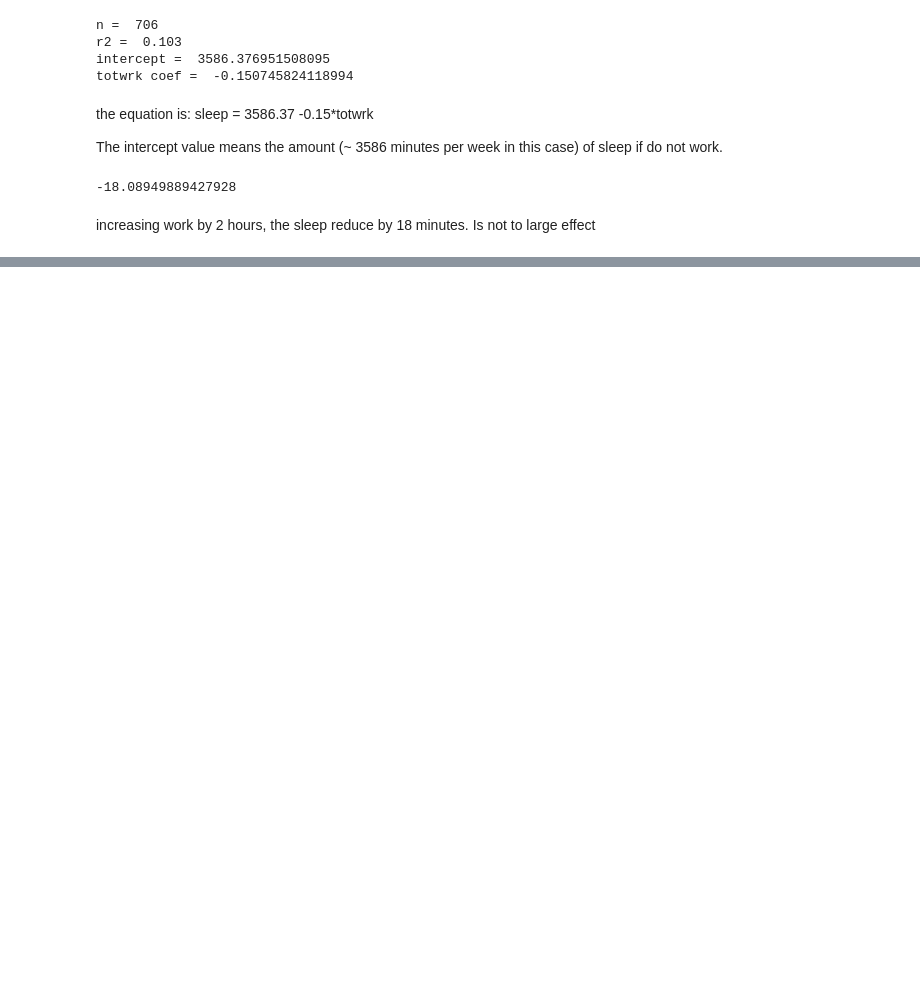
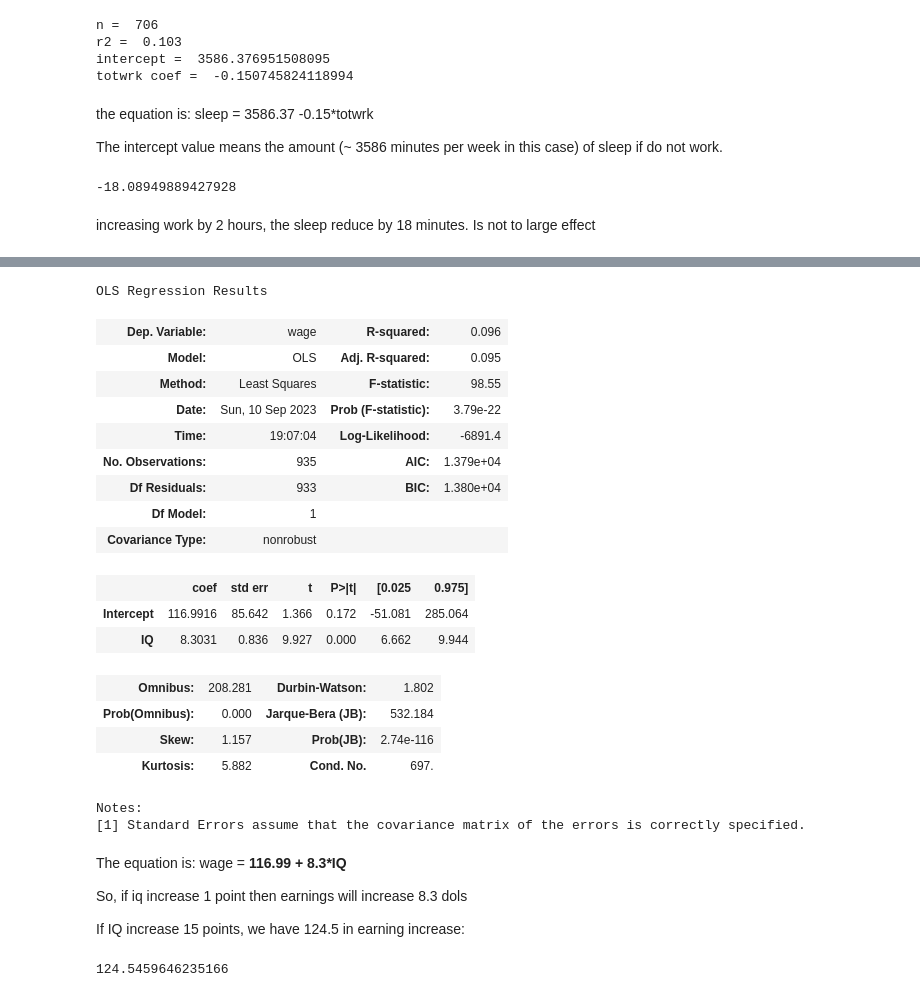
Before and after one commit to fabioismerim/intro_metrics_modern_approach, a Jupyter notebook: chap_02.ipynb, the cells around one changed output, grey strips where cells are left out. Drawn from its saved outputs; the diff is of its cells as text; code cells hidden in the pictures; blank space fills up the shorter version.

```diff
--- a/chap_02.ipynb
+++ b/chap_02.ipynb
@@ -263,0 +315,37 @@ increasing work by 2 hours, the sleep reduce by 18 minutes. Is not to large effe
+# %%
+## c4 iii
+
+model = smf.ols('wage ~ IQ',
+                data = df_wage).fit()
+
+model.summary()
+# %% [output]
+OLS Regression Results
+| Dep. Variable: | wage | R-squared: | 0.096 |
+| Model: | OLS | Adj. R-squared: | 0.095 |
+| Method: | Least Squares | F-statistic: | 98.55 |
+| Date: | Sun, 10 Sep 2023 | Prob (F-statistic): | 3.79e-22 |
+| Time: | 19:07:04 | Log-Likelihood: | -6891.4 |
+| No. Observations: | 935 | AIC: | 1.379e+04 |
+| Df Residuals: | 933 | BIC: | 1.380e+04 |
+| Df Model: | 1 |  |  |
+| Covariance Type: | nonrobust |  |  |
+|  | coef | std err | t | P>|t| | [0.025 | 0.975] |
+| Intercept | 116.9916 | 85.642 | 1.366 | 0.172 | -51.081 | 285.064 |
+| IQ | 8.3031 | 0.836 | 9.927 | 0.000 | 6.662 | 9.944 |
+| Omnibus: | 208.281 | Durbin-Watson: | 1.802 |
+| Prob(Omnibus): | 0.000 | Jarque-Bera (JB): | 532.184 |
+| Skew: | 1.157 | Prob(JB): | 2.74e-116 |
+| Kurtosis: | 5.882 | Cond. No. | 697. |
+Notes:
+[1] Standard Errors assume that the covariance matrix of the errors is correctly specified.
+# %% [markdown]
+The equation is: wage = <b>116.99 + 8.3*IQ</b>
+
+So, if iq increase 1 point then earnings will increase 8.3 dols
+
+If IQ increase 15 points, we have 124.5 in earning increase:
+# %%
+model.params[1]*15
+# %% [output]
+124.5459646235166
```
Also changed, not shown: parts of 14 cells of this notebook.
